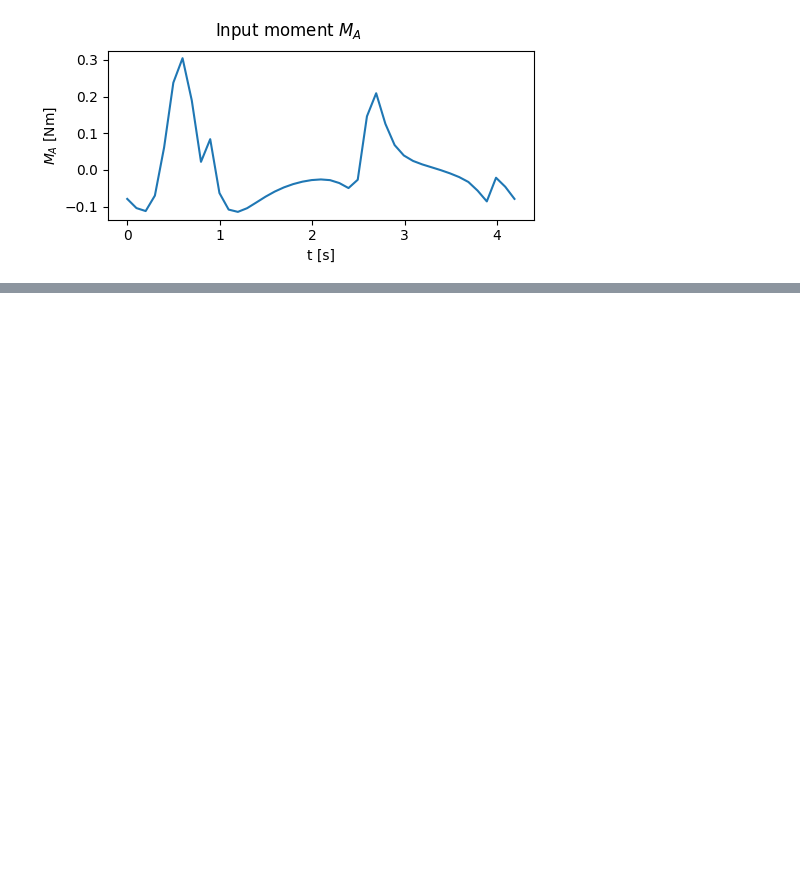
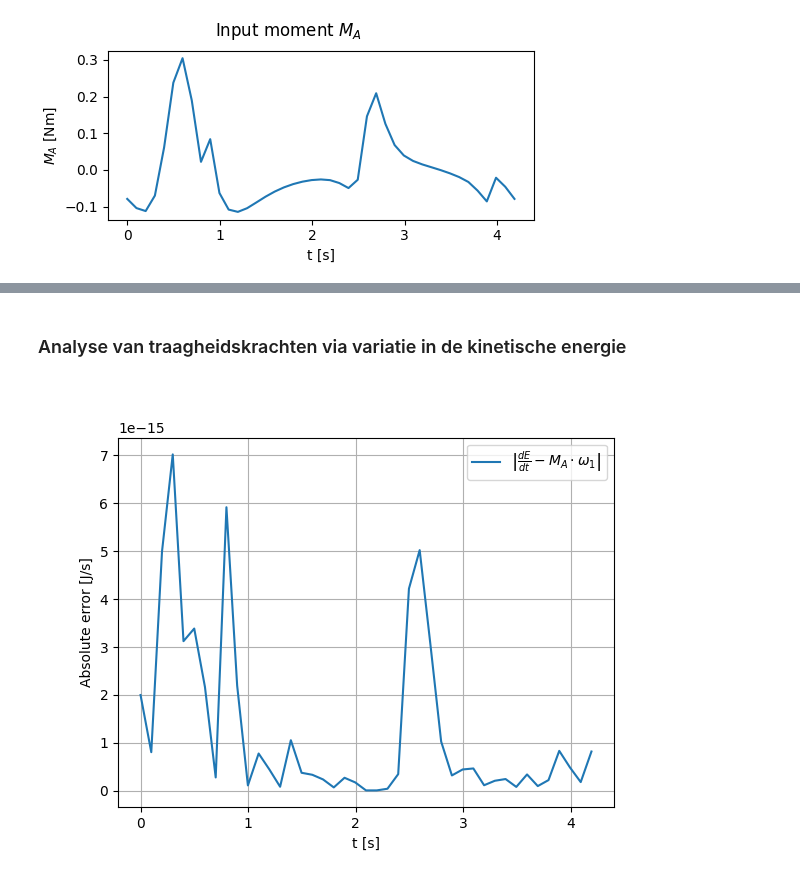
Before and after one commit to colincools/beweging, a Jupyter notebook: Ruitewissers 2.ipynb, the cells around one changed output, grey strips where cells are left out. Cells and saved outputs as stored; diff of their text form; code cells hidden in the pictures; blank space fills up the shorter version.

```diff
--- a/Ruitewissers 2.ipynb
+++ b/Ruitewissers 2.ipynb
@@ -769,0 +884,53 @@ plt.show()
+# %% [markdown]
+### Analyse van traagheidskrachten via variatie in de kinetische energie
+# %%
+#Tijdsafgeleide van de energie berekenen dE/dt
+P_kin = (
+    m1 * (vel_1x * acc_1x + vel_1y * acc_1y) +
+    m2 * (vel_2x * acc_2x + vel_2y * acc_2y) +
+    m3 * (vel_3x * acc_3x + vel_3y * acc_3y) +
+    m4 * (vel_4x * acc_4x + vel_4y * acc_4y) +
+    m5 * (vel_5x * acc_5x + vel_5y * acc_5y) +
+    m6 * (vel_6x * acc_6x + vel_6y * acc_6y) +
+    m7 * (vel_7x * acc_7x + vel_7y * acc_7y) +
+    J1 * dtheta1 * ddtheta1 +
+    J2 * dtheta2 * ddtheta2 +
+    J3 * dtheta3 * ddtheta3 +
+    J4 * dtheta6 * ddtheta6 +
+    J5 * dtheta7 * ddtheta7 +
+    J6 * dtheta4 * ddtheta4 +
+    J7 * dtheta5 * ddtheta5
+)
+
+P_inversedyn = M_A*dtheta1
+
+# plt.figure(figsize=(12, 6))
+
+# plt.subplot(121)
+# plt.plot(t, P_kin, label=r'$\frac{dE}{dt}$')
+# plt.xlabel('t [s]')
+# plt.ylabel('Variation of total energy [J/s]')
+# plt.legend()
+# plt.grid()
+# plt.xlim(t_begin-0.05, t_end+0.05)
+
+# plt.subplot(122)
+# plt.plot(t, P_inversedyn, label=r'$M_A . \omega_1$')
+# plt.xlabel('t [s]')
+# plt.ylabel('Variation of total energy [J/s]')
+# plt.legend()
+# plt.grid()
+# plt.xlim(t_begin-0.05, t_end+0.05)
+
+# plt.tight_layout()
+# plt.show()
+
+plt.figure()
+plt.plot(t, abs(P_inversedyn - P_kin), label=r'$\left| \frac{dE}{dt} - M_A \cdot \omega_1 \right|$')
+plt.xlabel('t [s]')
+plt.ylabel(r'Absolute error [J/s]')
+plt.grid()
+plt.legend()
+plt.show()
+# %% [output]
+[figure, added]
```
Also changed, not shown: parts of 5 cells of this notebook.
